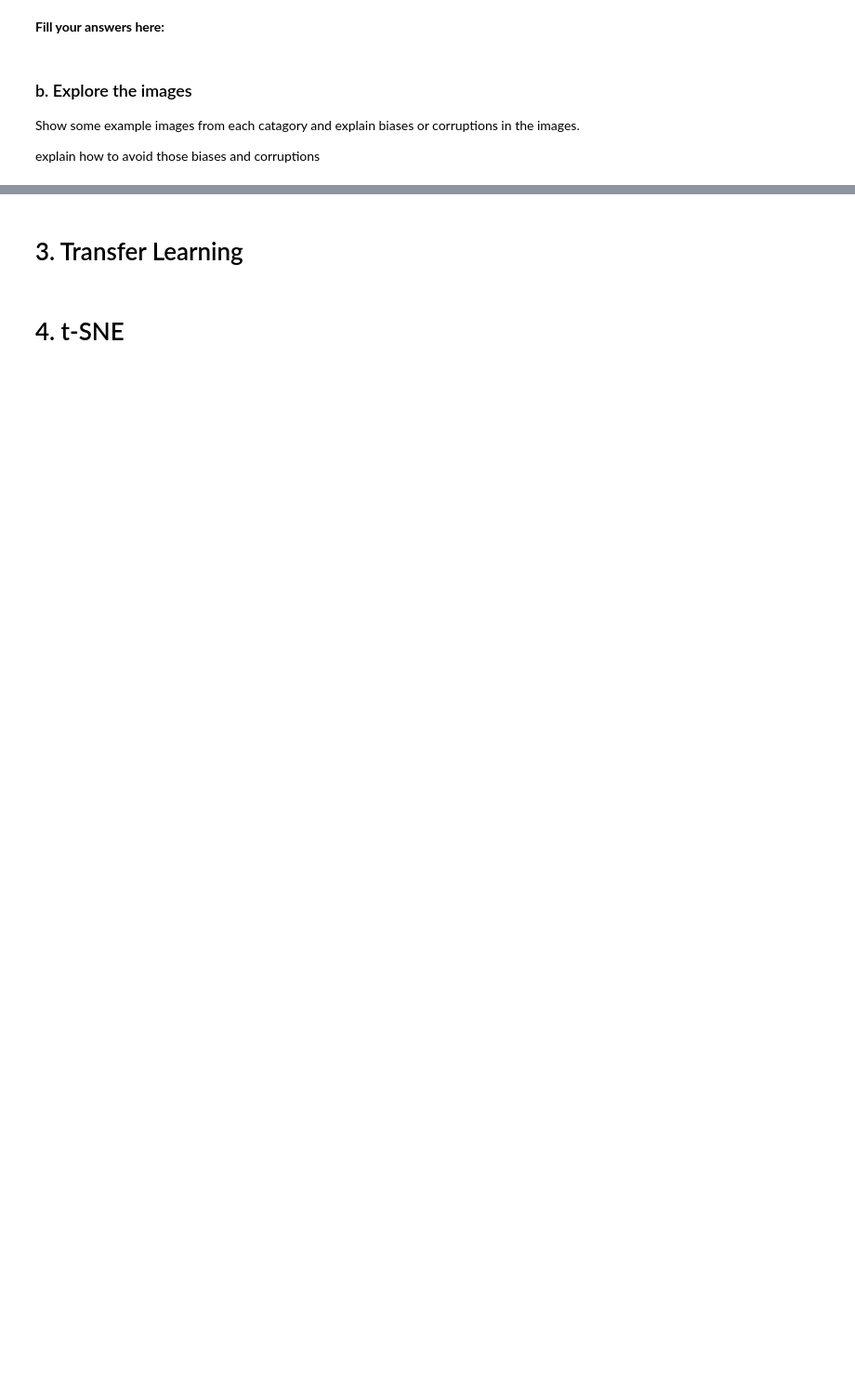
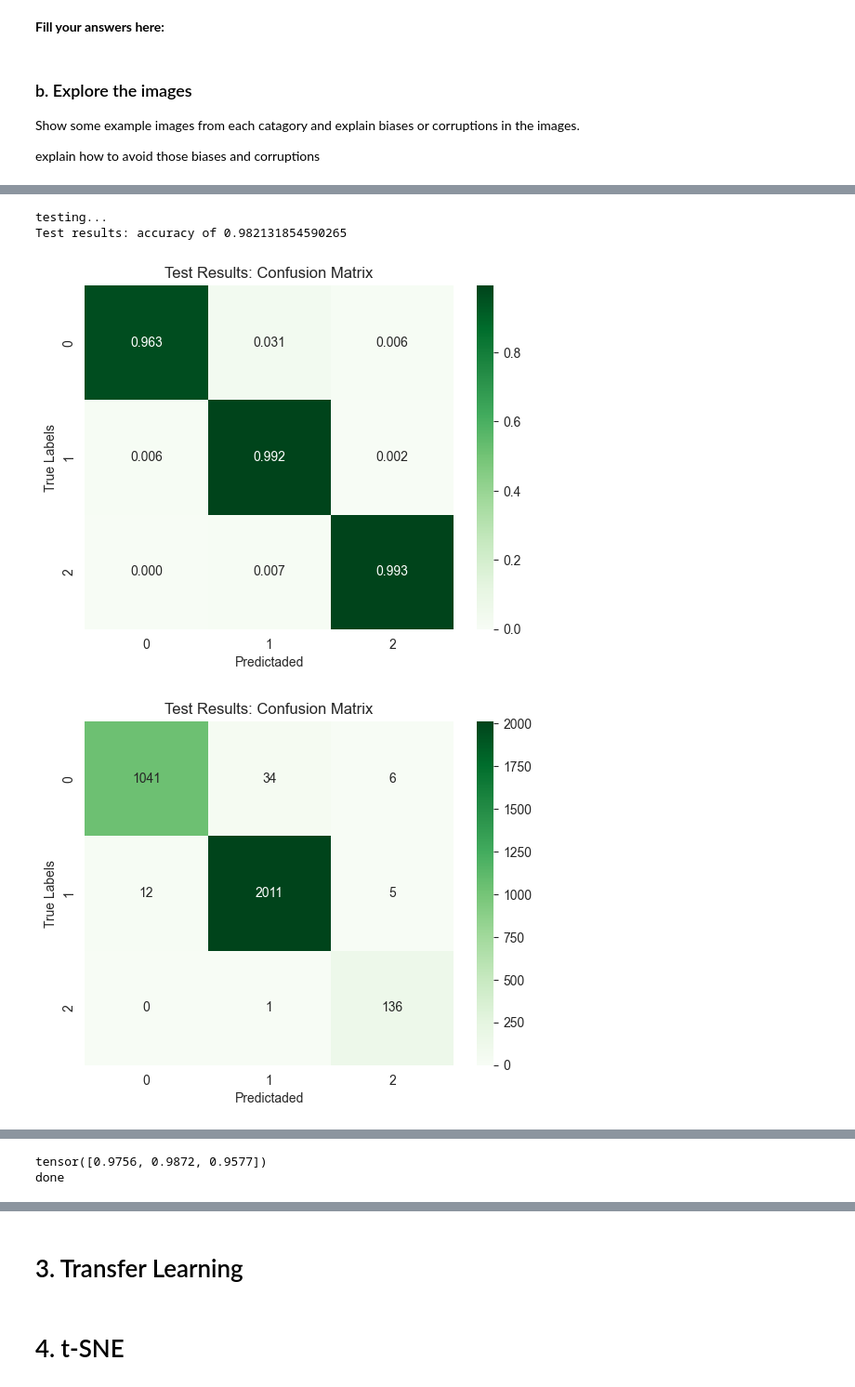
Before and after one commit to amirnadaBGU/deeplearningEE_hw2, a Jupyter notebook: Assignment_2_COVID_19.ipynb, the cells around one changed output, grey strips where cells are left out. Shown at 93% size. Cells and saved outputs as stored; diff of their text form; code cells hidden in the pictures; blank space fills up the shorter version.

```diff
--- a/Assignment_2_COVID_19.ipynb
+++ b/Assignment_2_COVID_19.ipynb
@@ -667,11 +667,25 @@ def plot_train_progress(train_losses, validation_losses, secondary_axes=True):
     plt.savefig(filename, bbox_inches='tight')
     plt.show()
 
+def plot_conf_matrix_numbers(all_labels, all_predicted):
+    sklrn_conf_mat = confusion_matrix(np.array(all_labels), np.array(all_predicted))
+    normalized_conf_mat = sklrn_conf_mat.astype('float') / sklrn_conf_mat.sum(axis=1)[:, np.newaxis]
+
+    sns.heatmap(sklrn_conf_mat, annot=True, fmt="d", cmap="Greens", xticklabels=range(CLASSES_COUNT),
+                yticklabels=range(CLASSES_COUNT))
+    plt.xlabel("Predictaded")
+    plt.ylabel("True Labels")
+    plt.title("Test Results: Confusion Matrix")
+    plt.savefig(
+        f"confusion_matrix_{datetime.datetime.now()}.png".replace('-', '_').
+        replace(':', '_').replace(' ', "_"))
+    plt.show()
+
 def plot_conf_matrix(all_labels, all_predicted):
     sklrn_conf_mat = confusion_matrix(np.array(all_labels), np.array(all_predicted))
     normalized_conf_mat = sklrn_conf_mat.astype('float') / sklrn_conf_mat.sum(axis=1)[:, np.newaxis]
 
-    sns.heatmap(normalized_conf_mat, annot=True, fmt=".2f", cmap="Greens", xticklabels=range(CLASSES_COUNT),
+    sns.heatmap(normalized_conf_mat, annot=True, fmt=".3f", cmap="Greens", xticklabels=range(CLASSES_COUNT),
                 yticklabels=range(CLASSES_COUNT))
     plt.xlabel("Predictaded")
     plt.ylabel("True Labels")
@@ -765,4 +779,5 @@ def test(model: MyNet, test_loader):
             del images, labels, outputs
         print(f"Test results: accuracy of {correct_cout / total_count}")
         plot_conf_matrix(all_labels, all_predicted)
+        plot_conf_matrix_numbers(all_labels, all_predicted)
         plot_f1_scores(all_predicted, all_labels)
@@ -821,0 +863,9 @@ tensor(0.5529)
+# %%
+print("testing...")
+test(model2b,test_loader)
+print("done")
+# %% [output]
+testing...
+Test results: accuracy of 0.982131854590265
+[figure, added]
+[figure, added]
@@ -821,0 +873,2 @@ tensor(0.5529)
+tensor([0.9756, 0.9872, 0.9577])
+done
```
Also changed, not shown: parts of 13 cells of this notebook.
